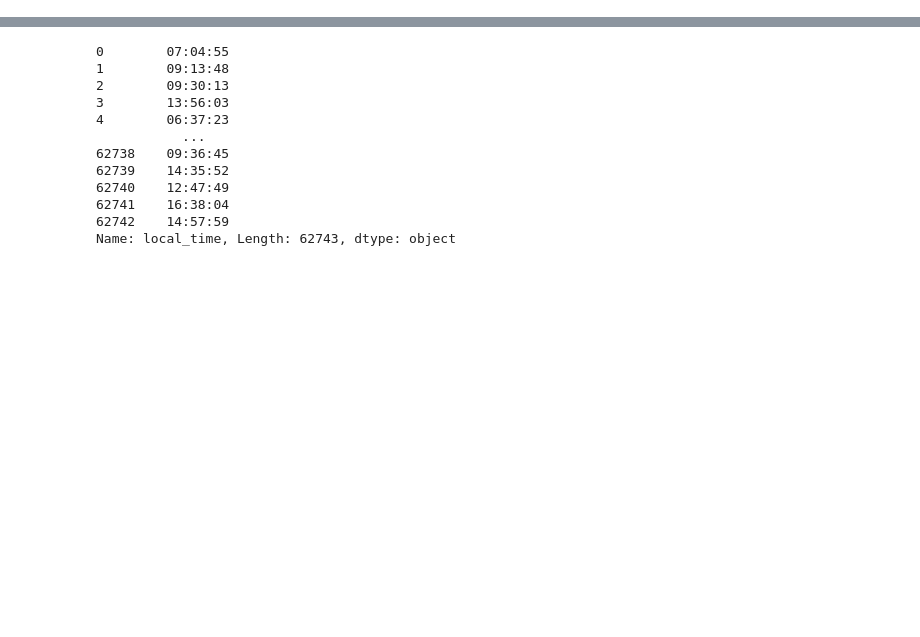
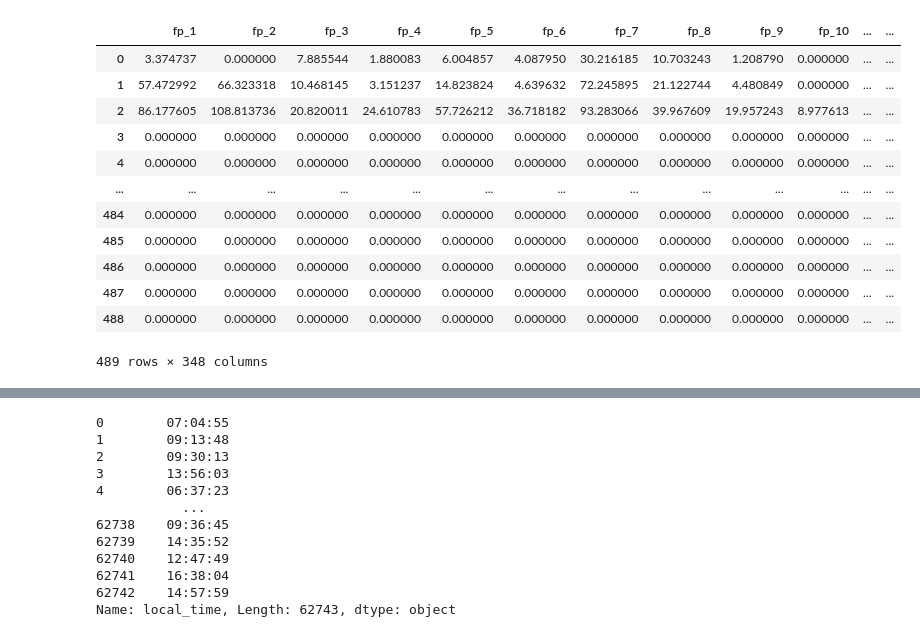
Before and after one commit to LynkerIntel/TNC_dangermond_webapp, a Jupyter notebook: test.ipynb, the cells around one changed output, grey strips where cells are left out. Drawn from its saved outputs; the diff is of its cells as text; code cells hidden in the pictures; blank space fills up the shorter version.

Commit message:
first draft of map + CABCM timeseries

```diff
--- a/test.ipynb
+++ b/test.ipynb
@@ -15,4 +15,20 @@ pio.renderers.default = "notebook_connected"
 # %%
 import data_loader
 
-df = data_loader.get_daily_data()
+dfs = data_loader.get_s3_cabcm()
+# %%
+dfs["run"]
+# %% [output]
+|  | fp_1 | fp_2 | fp_3 | fp_4 | fp_5 | fp_6 | fp_7 | fp_8 | fp_9 | fp_10 | ... | ... |
+| 0 | 3.374737 | 0.000000 | 7.885544 | 1.880083 | 6.004857 | 4.087950 | 30.216185 | 10.703243 | 1.208790 | 0.000000 | ... | ... |
+| 1 | 57.472992 | 66.323318 | 10.468145 | 3.151237 | 14.823824 | 4.639632 | 72.245895 | 21.122744 | 4.480849 | 0.000000 | ... | ... |
+| 2 | 86.177605 | 108.813736 | 20.820011 | 24.610783 | 57.726212 | 36.718182 | 93.283066 | 39.967609 | 19.957243 | 8.977613 | ... | ... |
+| 3 | 0.000000 | 0.000000 | 0.000000 | 0.000000 | 0.000000 | 0.000000 | 0.000000 | 0.000000 | 0.000000 | 0.000000 | ... | ... |
+| 4 | 0.000000 | 0.000000 | 0.000000 | 0.000000 | 0.000000 | 0.000000 | 0.000000 | 0.000000 | 0.000000 | 0.000000 | ... | ... |
+| ... | ... | ... | ... | ... | ... | ... | ... | ... | ... | ... | ... | ... |
+| 484 | 0.000000 | 0.000000 | 0.000000 | 0.000000 | 0.000000 | 0.000000 | 0.000000 | 0.000000 | 0.000000 | 0.000000 | ... | ... |
+| 485 | 0.000000 | 0.000000 | 0.000000 | 0.000000 | 0.000000 | 0.000000 | 0.000000 | 0.000000 | 0.000000 | 0.000000 | ... | ... |
+| 486 | 0.000000 | 0.000000 | 0.000000 | 0.000000 | 0.000000 | 0.000000 | 0.000000 | 0.000000 | 0.000000 | 0.000000 | ... | ... |
+| 487 | 0.000000 | 0.000000 | 0.000000 | 0.000000 | 0.000000 | 0.000000 | 0.000000 | 0.000000 | 0.000000 | 0.000000 | ... | ... |
+| 488 | 0.000000 | 0.000000 | 0.000000 | 0.000000 | 0.000000 | 0.000000 | 0.000000 | 0.000000 | 0.000000 | 0.000000 | ... | ... |
+489 rows × 348 columns
```
Also changed, not shown: parts of 11 cells of this notebook, 9 other files.
